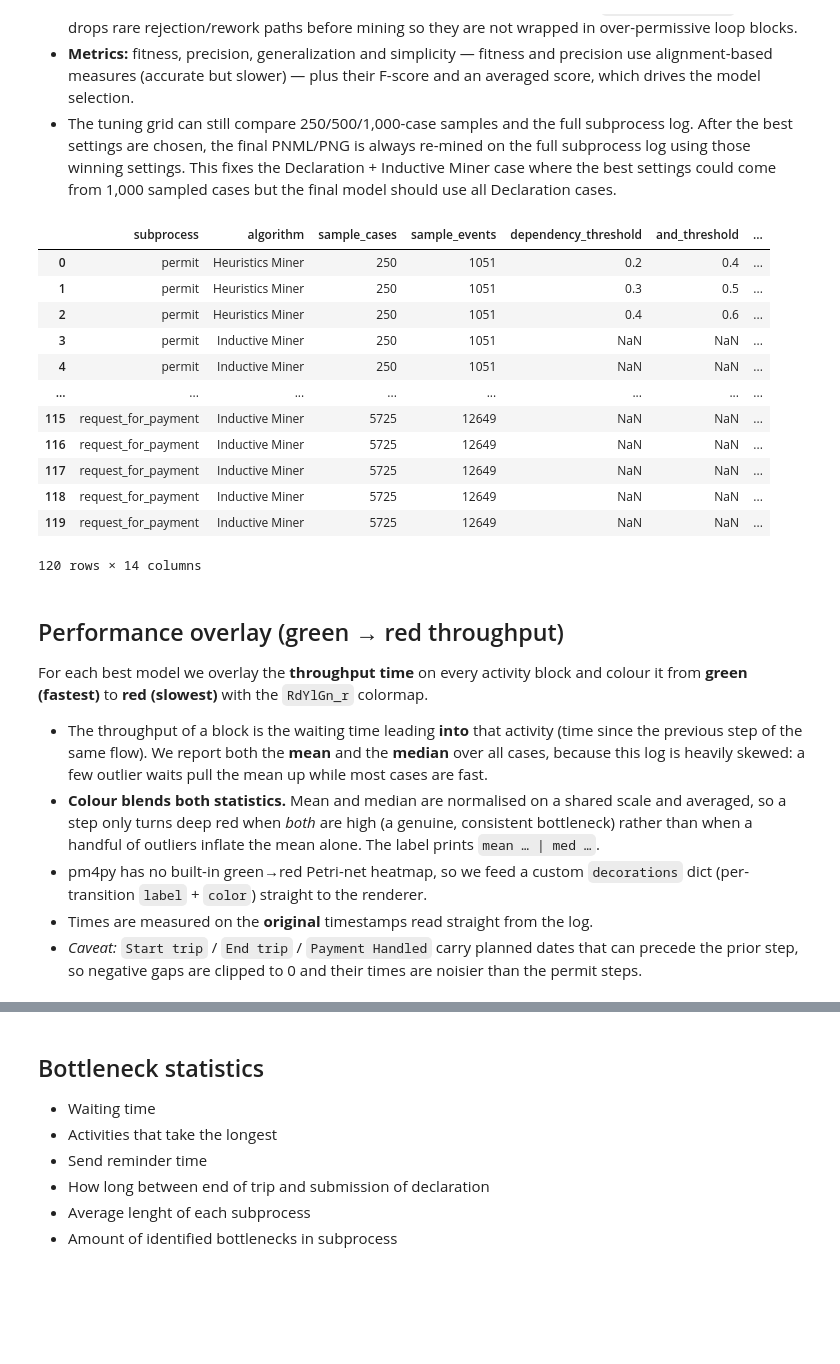
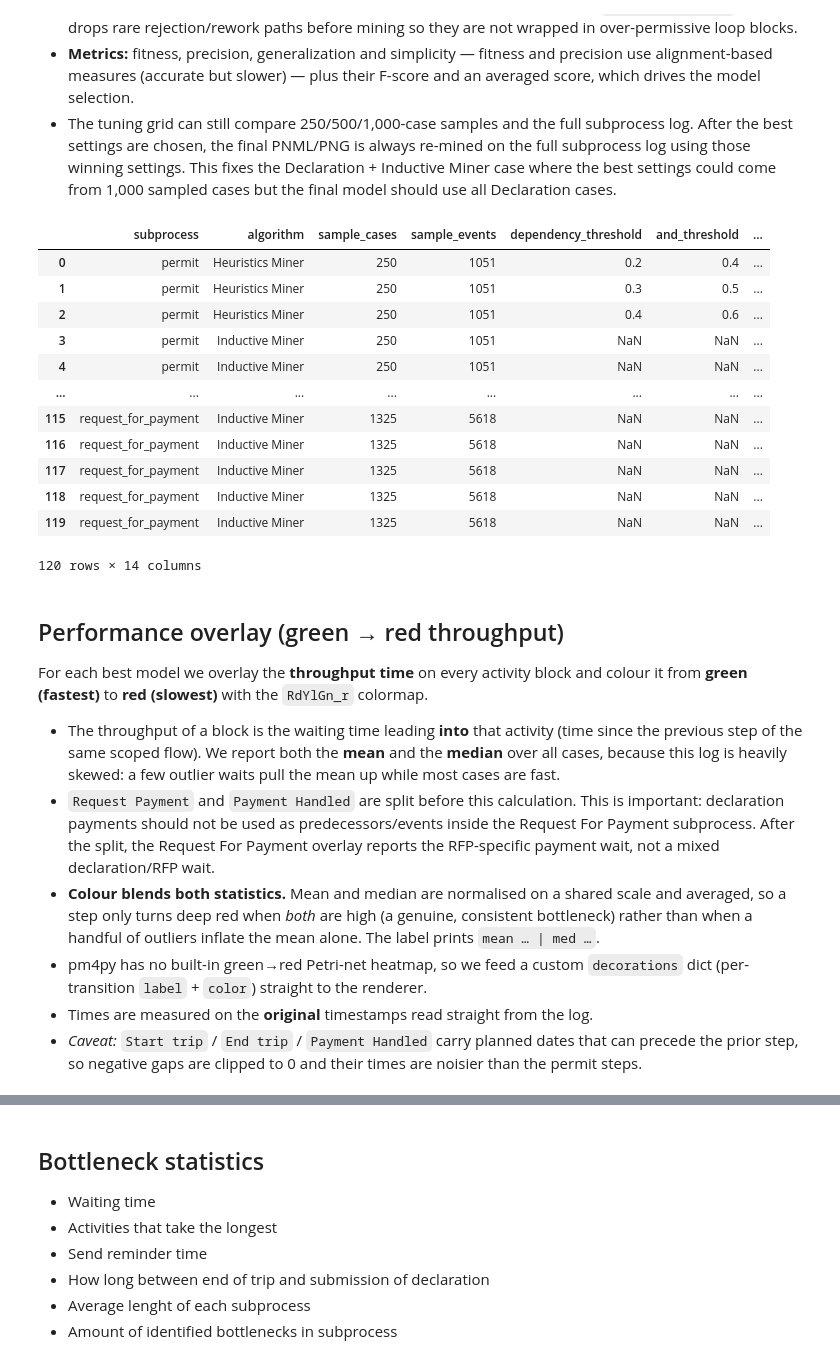
Before and after one commit to TomWolfNL/process-mining-group5, a Jupyter notebook: process_mining.ipynb, the cells around one changed output, grey strips where cells are left out. Cells and saved outputs as stored; diff of their text form; code cells hidden in the pictures; blank space fills up the shorter version.

```diff
--- a/process_mining.ipynb
+++ b/process_mining.ipynb
@@ -198,7 +282,7 @@ def evaluate_net(net, im, fm, eval_df):
         metrics["avg_score"] = round(sum(available) / len(available), 6)
     return metrics
 
-df = EVENT_LOG.drop_duplicates(subset=[CASE_ID, ACTIVITY, TIMESTAMP]).copy()
+EVENT_DF = EVENT_LOG.drop_duplicates(subset=DEDUPLICATION_COLUMNS).copy()
 
 
 def prepare_subprocess_discovery_df(sp):
@@ -208,9 +292,9 @@ def prepare_subprocess_discovery_df(sp):
     tuning grid and by the final all-case mining step, so the winning settings are
     applied to the same full subprocess log rather than to the sample that found them.
     """
-    prefix_mask = df[ACTIVITY].str.startswith(tuple(sp["prefixes"]))
-    extra_mask = df[ACTIVITY].isin(sp.get("extra", []))
-    sp_df = df[prefix_mask | extra_mask].sort_values(
+    prefix_mask = EVENT_DF[ACTIVITY].str.startswith(tuple(sp["prefixes"]))
+    extra_mask = EVENT_DF[ACTIVITY].isin(sp.get("extra", []))
+    sp_df = EVENT_DF[prefix_mask | extra_mask].sort_values(
         [CASE_ID, TIMESTAMP], kind="mergesort"
     ).reset_index(drop=True)
     if sp_df.empty:
@@ -245,6 +329,20 @@ def apply_variant_coverage_filter(log_df):
         activity_key=ACTIVITY, timestamp_key=TIMESTAMP, case_id_key=CASE_ID,
     )
     return filtered.sort_values([CASE_ID, TIMESTAMP], kind="mergesort").reset_index(drop=True)
+
+SCOPED_LOGS = {
+    "Complete process": EVENT_DF.sort_values([CASE_ID, TIMESTAMP], kind="mergesort").reset_index(drop=True),
+    "Permit application": prepare_subprocess_discovery_df(DISCOVERY_SCOPES["permit"]),
+    "Declaration": prepare_subprocess_discovery_df(DISCOVERY_SCOPES["declaration"]),
+    "Request for payment": prepare_subprocess_discovery_df(DISCOVERY_SCOPES["request_for_payment"]),
+}
+
+df = [
+    SCOPED_LOGS["Complete process"],
+    SCOPED_LOGS["Permit application"],
+    SCOPED_LOGS["Declaration"],
+    SCOPED_LOGS["Request for payment"],
+]
 
 
 results = []
@@ -291,38 +389,38 @@ for sp_name, sp in DISCOVERY_SCOPES.items():
         for setting in inductive_settings:
             label = (
                 f"{sp_name}_inductive_cases_{sample_size}"
                 f"_noise_{str(setting['noise_threshold']).replace('.', '_')}"
             )
             net, im, fm = reduce_net(*pm4py.discover_petri_net_inductive(eval_df, **setting))
             pm4py.write_pnml(net, im, fm, os.path.join(OUTPUT_FOLDER, label + ".pnml"))
             results.append({
                 "subprocess": sp_name,
                 "algorithm": "Inductive Miner",
                 "sample_cases": sample_size,
                 "sample_events": len(eval_df),
                 "dependency_threshold": None,
                 "and_threshold": None,
                 "loop_two_threshold": None,
                 "noise_threshold": setting["noise_threshold"],
                 **evaluate_net(net, im, fm, eval_df),
             })
 
 results_df = pd.DataFrame(results)
 results_df.to_csv(os.path.join(OUTPUT_FOLDER, "permitlog_mining_quality_results.csv"), index=False)
 results_df
 # %% [output]
 |  | subprocess | algorithm | sample_cases | sample_events | dependency_threshold | and_threshold | ... |
 | 0 | permit | Heuristics Miner | 250 | 1051 | 0.2 | 0.4 | ... |
 | 1 | permit | Heuristics Miner | 250 | 1051 | 0.3 | 0.5 | ... |
 | 2 | permit | Heuristics Miner | 250 | 1051 | 0.4 | 0.6 | ... |
 | 3 | permit | Inductive Miner | 250 | 1051 | NaN | NaN | ... |
 | 4 | permit | Inductive Miner | 250 | 1051 | NaN | NaN | ... |
 | ... | ... | ... | ... | ... | ... | ... | ... |
-| 115 | request_for_payment | Inductive Miner | 5725 | 12649 | NaN | NaN | ... |
-| 116 | request_for_payment | Inductive Miner | 5725 | 12649 | NaN | NaN | ... |
-| 117 | request_for_payment | Inductive Miner | 5725 | 12649 | NaN | NaN | ... |
-| 118 | request_for_payment | Inductive Miner | 5725 | 12649 | NaN | NaN | ... |
-| 119 | request_for_payment | Inductive Miner | 5725 | 12649 | NaN | NaN | ... |
+| 115 | request_for_payment | Inductive Miner | 1325 | 5618 | NaN | NaN | ... |
+| 116 | request_for_payment | Inductive Miner | 1325 | 5618 | NaN | NaN | ... |
+| 117 | request_for_payment | Inductive Miner | 1325 | 5618 | NaN | NaN | ... |
+| 118 | request_for_payment | Inductive Miner | 1325 | 5618 | NaN | NaN | ... |
+| 119 | request_for_payment | Inductive Miner | 1325 | 5618 | NaN | NaN | ... |
 120 rows × 14 columns
 # %% [markdown]
 ## Performance overlay (green → red throughput)
@@ -331,8 +429,9 @@ For each best model we overlay the **throughput time** on every activity block a
 from **green (fastest)** to **red (slowest)** with the `RdYlGn_r` colormap.
 
 - The throughput of a block is the waiting time leading **into** that activity (time since the
-  previous step of the same flow). We report both the **mean** and the **median** over all cases,
+  previous step of the same scoped flow). We report both the **mean** and the **median** over all cases,
   because this log is heavily skewed: a few outlier waits pull the mean up while most cases are fast.
+- `Request Payment` and `Payment Handled` are split before this calculation. This is important: declaration payments should not be used as predecessors/events inside the Request For Payment subprocess. After the split, the Request For Payment overlay reports the RFP-specific payment wait, not a mixed declaration/RFP wait.
 - **Colour blends both statistics.** Mean and median are normalised on a shared scale and averaged,
   so a step only turns deep red when *both* are high (a genuine, consistent bottleneck) rather than
   when a handful of outliers inflate the mean alone. The label prints `mean … | med …`.
```
Also changed, not shown: parts of 5 cells of this notebook.
